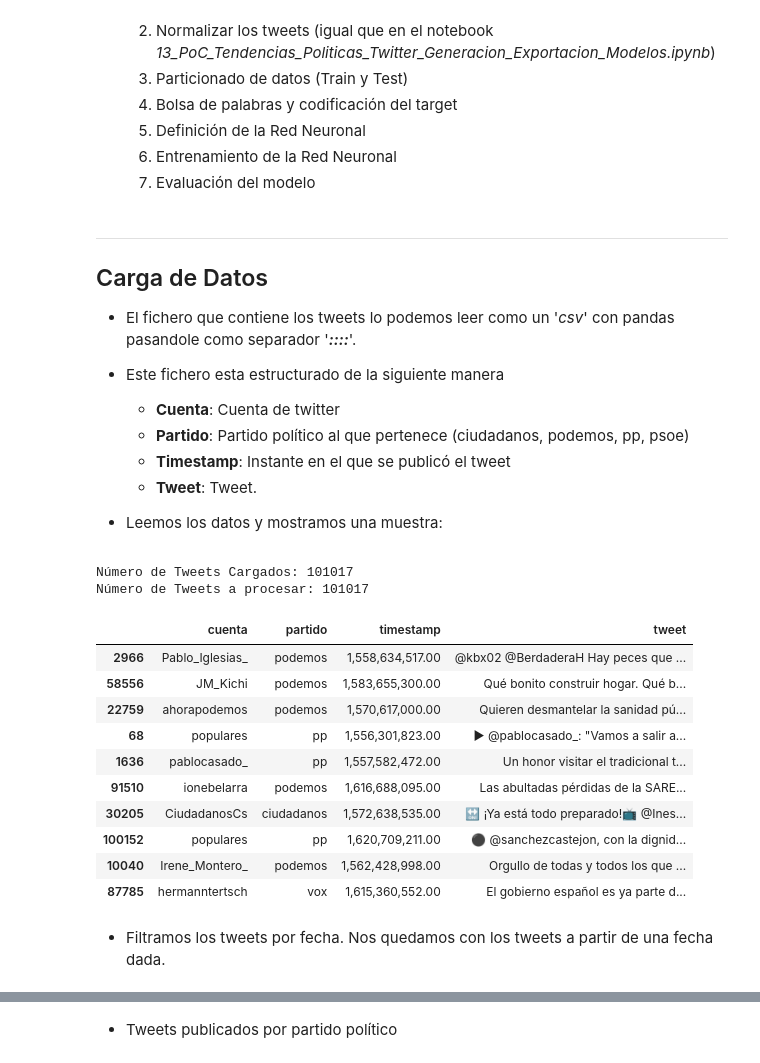
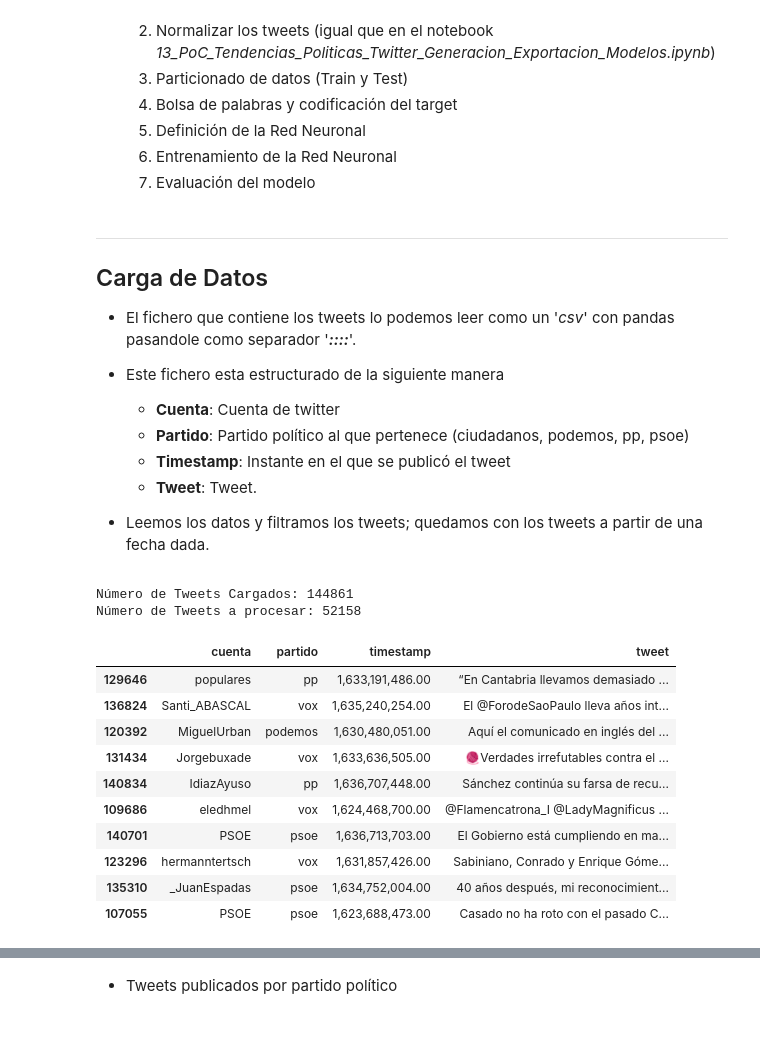
Before and after one commit to RicardoMoya/NLP_with_Python, a Jupyter notebook: 16_TensorFlow_Keras_MLP_Tendencias_Politicas_Twitter.ipynb, the cells around one changed output, grey strips where cells are left out. Cells and saved outputs as stored; diff of their text form; code cells hidden in the pictures; blank space fills up the shorter version.

Commit message:
red neuronal tweets política

```diff
--- a/16_TensorFlow_Keras_MLP_Tendencias_Politicas_Twitter.ipynb
+++ b/16_TensorFlow_Keras_MLP_Tendencias_Politicas_Twitter.ipynb
@@ -33,38 +33,44 @@
     - **Tweet**: Tweet.
 
 
-* Leemos los datos y mostramos una muestra:
+* Leemos los datos y filtramos los tweets; quedamos con los tweets a partir de una fecha dada.
 # %%
+import datetime
+import numpy as np
+import time
 import pandas as pd
-import numpy as np
 pd.options.display.float_format = '{:,.2f}'.format
 
+# Leemos el fichero y lo pasamos a un DataFrame
 TWEETS_FILE = './data/tweets_politica.csv'
-df = pd.read_csv(TWEETS_FILE, sep='::::', engine='python', error_bad_lines=False)
+df = pd.read_csv(TWEETS_FILE, sep='::::', engine='python')
 
 # Eliminamos los tweets que tengan algún valor a nulo
 df = df.dropna()
 print('Número de Tweets Cargados: {num}'.format(num=df.shape[0]))
 
 # Los ordenamos por fecha
 df = df.sort_values(by='timestamp')
 
-# Imprimimos el número de tweets a procesar
+# Filtramos los tweets a partir de una fecha
+DATE = "01/04/2021"
+timestamp = time.mktime(datetime.datetime.strptime(DATE, "%d/%m/%Y").timetuple())
+df = df[df.timestamp >= timestamp]
+
+# Mostramos un sample y el número de tweets a procesar
 print('Número de Tweets a procesar: {num}'.format(num=df.shape[0]))
 df.sample(10)
 # %% [output]
-Número de Tweets Cargados: 101017
-Número de Tweets a procesar: 101017
+Número de Tweets Cargados: 144861
+Número de Tweets a procesar: 52158
 |  | cuenta | partido | timestamp | tweet |
-| 2966 | Pablo_Iglesias_ | podemos | 1,558,634,517.00 | @kbx02 @BerdaderaH Hay peces que ... |
-| 58556 | JM_Kichi | podemos | 1,583,655,300.00 | Qué bonito construir hogar. Qué b... |
-| 22759 | ahorapodemos | podemos | 1,570,617,000.00 | Quieren desmantelar la sanidad pú... |
-| 68 | populares | pp | 1,556,301,823.00 | ▶ @pablocasado_: "Vamos a salir a... |
-| 1636 | pablocasado_ | pp | 1,557,582,472.00 | Un honor visitar el tradicional t... |
-| 91510 | ionebelarra | podemos | 1,616,688,095.00 | Las abultadas pérdidas de la SARE... |
-| 30205 | CiudadanosCs | ciudadanos | 1,572,638,535.00 | 🔛 ¡Ya está todo preparado!📺 @Ines... |
-| 100152 | populares | pp | 1,620,709,211.00 | ⚫ @sanchezcastejon, con la dignid... |
-| 10040 | Irene_Montero_ | podemos | 1,562,428,998.00 | Orgullo de todas y todos los que ... |
-| 87785 | hermanntertsch | vox | 1,615,360,552.00 | El gobierno español es ya parte d... |
+| 129646 | populares | pp | 1,633,191,486.00 | “En Cantabria llevamos demasiado ... |
+| 136824 | Santi_ABASCAL | vox | 1,635,240,254.00 | El @ForodeSaoPaulo lleva años int... |
+| 120392 | MiguelUrban | podemos | 1,630,480,051.00 | Aquí el comunicado en inglés del ... |
+| 131434 | Jorgebuxade | vox | 1,633,636,505.00 | 🧶Verdades irrefutables contra el ... |
+| 140834 | IdiazAyuso | pp | 1,636,707,448.00 | Sánchez continúa su farsa de recu... |
+| 109686 | eledhmel | vox | 1,624,468,700.00 | @Flamencatrona_I @LadyMagnificus ... |
+| 140701 | PSOE | psoe | 1,636,713,703.00 | El Gobierno está cumpliendo en ma... |
+| 123296 | hermanntertsch | vox | 1,631,857,426.00 | Sabiniano, Conrado y Enrique Góme... |
+| 135310 | _JuanEspadas | psoe | 1,634,752,004.00 | 40 años después, mi reconocimient... |
+| 107055 | PSOE | psoe | 1,623,688,473.00 | Casado no ha roto con el pasado C... |
-# %% [markdown]
-* Filtramos los tweets por fecha. Nos quedamos con los tweets a partir de una fecha dada.
```
Also changed, not shown: parts of 10 cells of this notebook.
